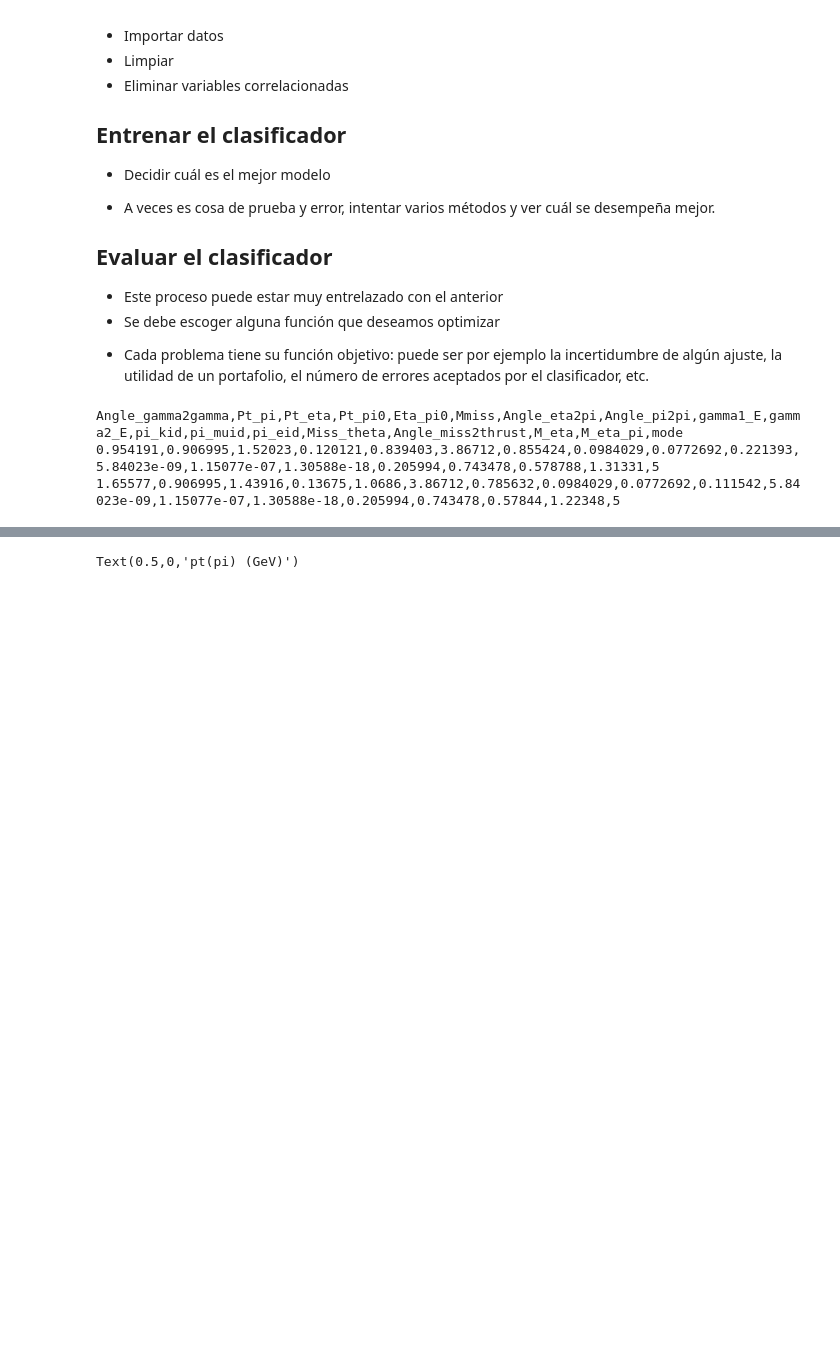
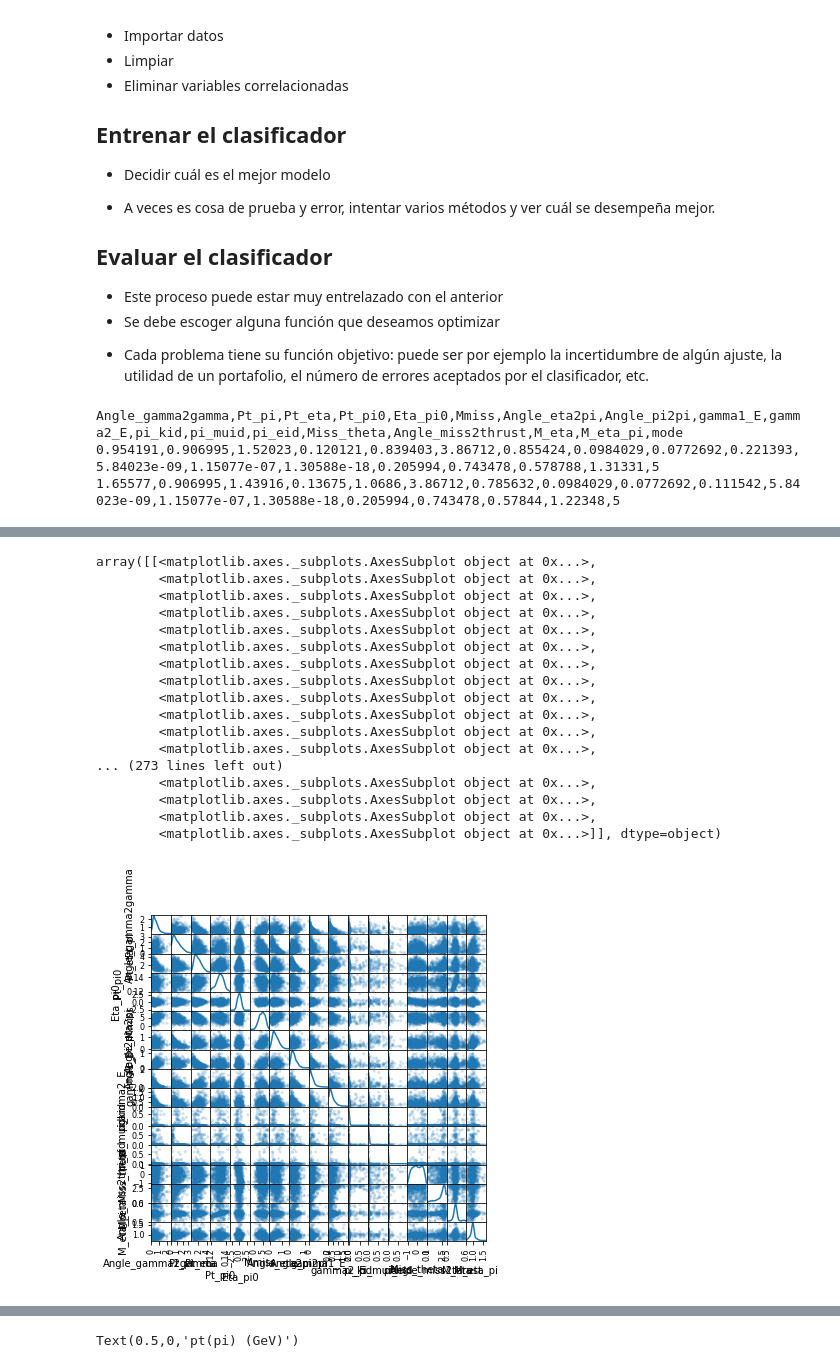
Before and after one commit to CosmoMexTeam/CinvesPy, a Jupyter notebook: JorgeMartinez-scikit-learn/cinvespy-jmo.ipynb, the cells around one changed output, grey strips where cells are left out. Drawn from its saved outputs; the diff is of its cells as text; code cells hidden in the pictures; blank space fills up the shorter version.

Commit message:
add scatterplot

```diff
--- a/JorgeMartinez-scikit-learn/cinvespy-jmo.ipynb
+++ b/JorgeMartinez-scikit-learn/cinvespy-jmo.ipynb
@@ -37,6 +39,33 @@ dfsig.head(n=10)
 | 7 | 0.180388 | 0.476300 | 2.296090 | 0.142558 | -0.614604 | 3.73551 | 0.725265 | 0.157639 | 0.638885 | ... |
 | 8 | 1.721320 | 0.503919 | 0.486127 | 0.141413 | 1.051090 | 7.45448 | 0.789810 | 1.015220 | 0.177135 | ... |
 | 9 | 1.721320 | 0.232405 | 0.692082 | 0.141413 | 1.051090 | 7.45448 | 1.159770 | 0.459327 | 0.177135 | ... |
+# %%
+%matplotlib inline
+train_data_features = ["Angle_gamma2gamma",
+                       "Pt_pi","Pt_eta","Pt_pi0","Eta_pi0","Mmiss",
+                       "Angle_eta2pi","Angle_pi2pi","gamma1_E","gamma2_E",
+                       "pi_kid","pi_muid","pi_eid","Miss_theta",
+                       "Angle_miss2thrust","M_eta","M_eta_pi"]
+scatter_matrix(dfsig[train_data_features].sample(frac=0.01, replace=False, random_state=1), alpha=0.2, figsize=(6, 6), diagonal='kde')
+# %% [output]
+array([[<matplotlib.axes._subplots.AxesSubplot object at 0x...>,
+        <matplotlib.axes._subplots.AxesSubplot object at 0x...>,
+        <matplotlib.axes._subplots.AxesSubplot object at 0x...>,
+        <matplotlib.axes._subplots.AxesSubplot object at 0x...>,
+        <matplotlib.axes._subplots.AxesSubplot object at 0x...>,
+        <matplotlib.axes._subplots.AxesSubplot object at 0x...>,
+        <matplotlib.axes._subplots.AxesSubplot object at 0x...>,
+        <matplotlib.axes._subplots.AxesSubplot object at 0x...>,
+        <matplotlib.axes._subplots.AxesSubplot object at 0x...>,
+        <matplotlib.axes._subplots.AxesSubplot object at 0x...>,
+        <matplotlib.axes._subplots.AxesSubplot object at 0x...>,
+        <matplotlib.axes._subplots.AxesSubplot object at 0x...>,
+... (273 lines left out)
+        <matplotlib.axes._subplots.AxesSubplot object at 0x...>,
+        <matplotlib.axes._subplots.AxesSubplot object at 0x...>,
+        <matplotlib.axes._subplots.AxesSubplot object at 0x...>,
+        <matplotlib.axes._subplots.AxesSubplot object at 0x...>]], dtype=object)
+[figure, added]
 # %%
 dfbkg = read_csv('data/tautau02_2pipi.csv',header=0, low_memory=False)
 dfbkg['sig'] = 0
```
Also changed, not shown: parts of 2 cells of this notebook.
